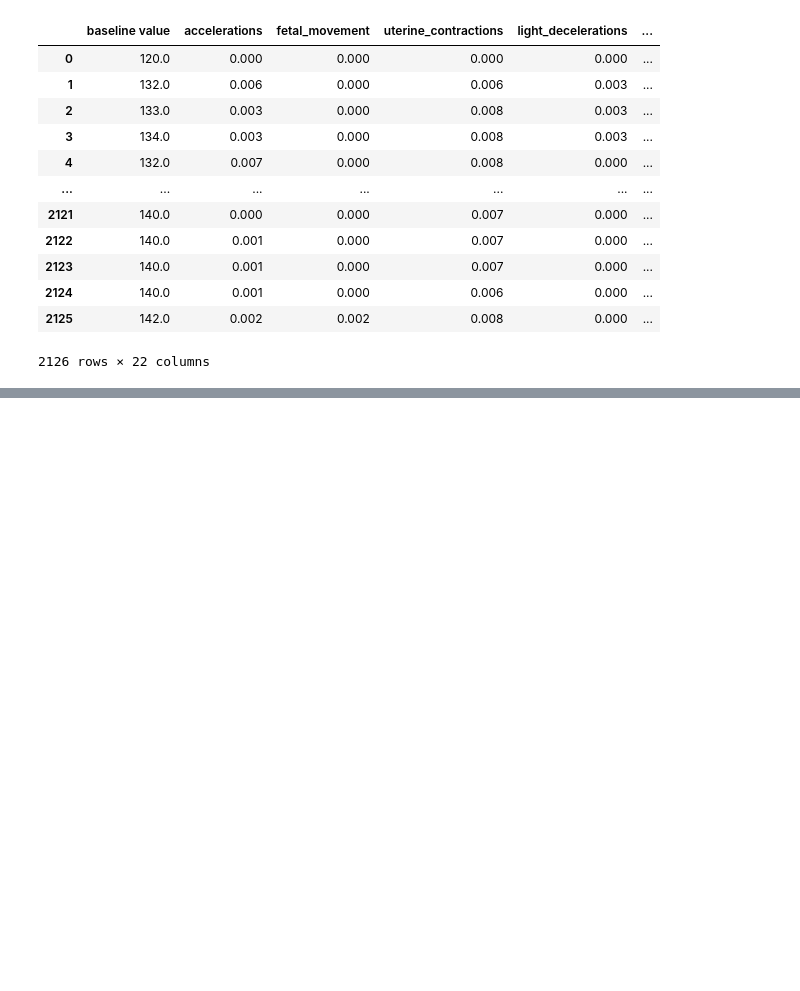
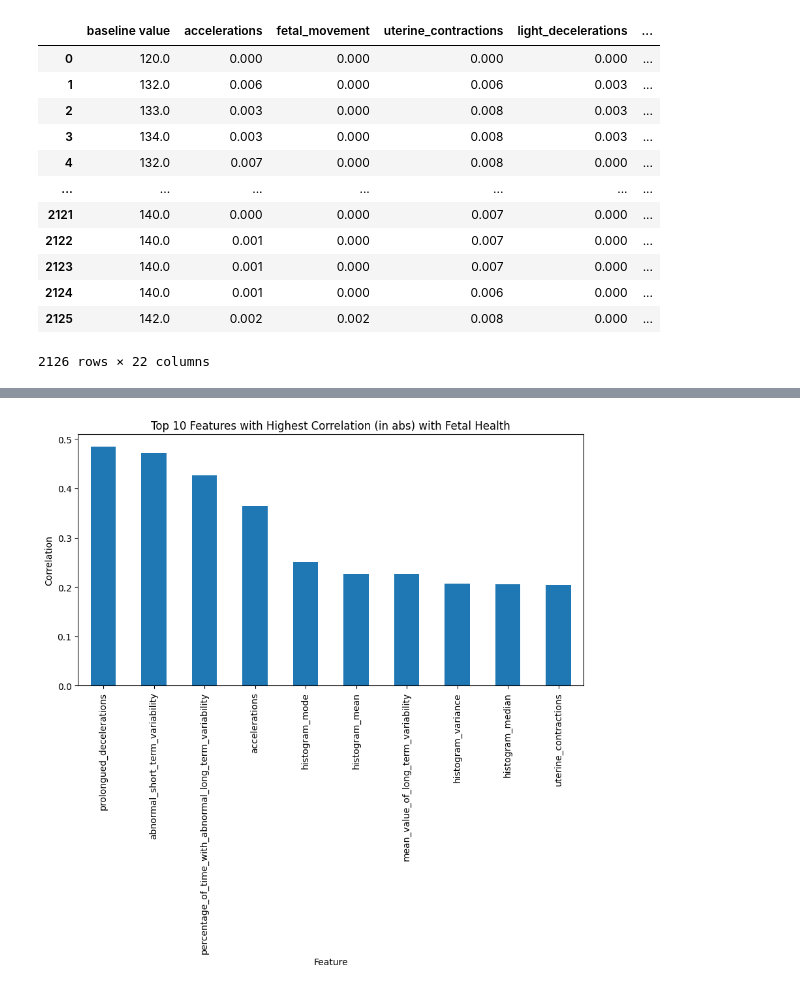
Before and after one commit to arthurcbaia/MC906, a Jupyter notebook: exploratory_analysis.ipynb, the cells around one changed output, grey strips where cells are left out. Drawn from its saved outputs; the diff is of its cells as text; code cells hidden in the pictures; blank space fills up the shorter version.

```diff
--- a/exploratory_analysis.ipynb
+++ b/exploratory_analysis.ipynb
@@ -23,0 +165,23 @@ dataset
+# %%
+# get top 10 features with highest correlation with fetal_health, in absolute value
+
+top_10_corr = corr_matrix["fetal_health"].abs().sort_values(ascending=False).head(11)
+
+top_10_corr = top_10_corr.drop("fetal_health")
+
+# plot top 10 features with highest correlation with fetal_health
+
+plt.figure(figsize=(10, 5))
+
+top_10_corr.plot(kind="bar")
+
+plt.title("Top 10 Features with Highest Correlation (in abs) with Fetal Health")
+
+plt.xlabel("Feature")
+
+plt.ylabel("Correlation")
+
+
+plt.show()
+# %% [output]
+[figure, added]
```
Also changed, not shown: parts of 11 cells of this notebook.
